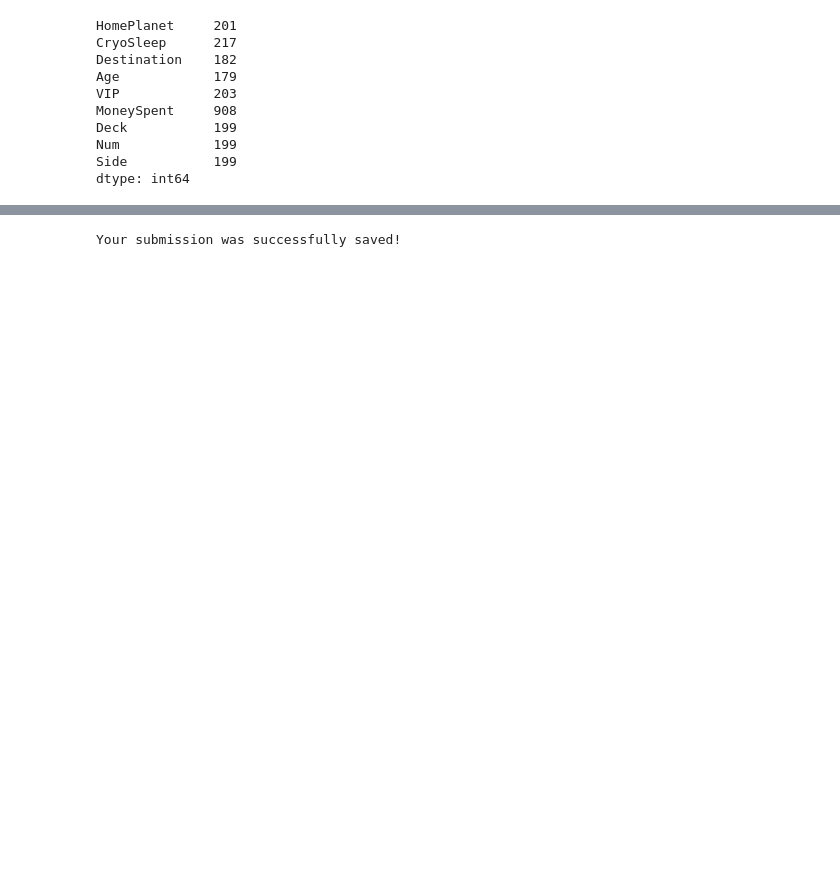
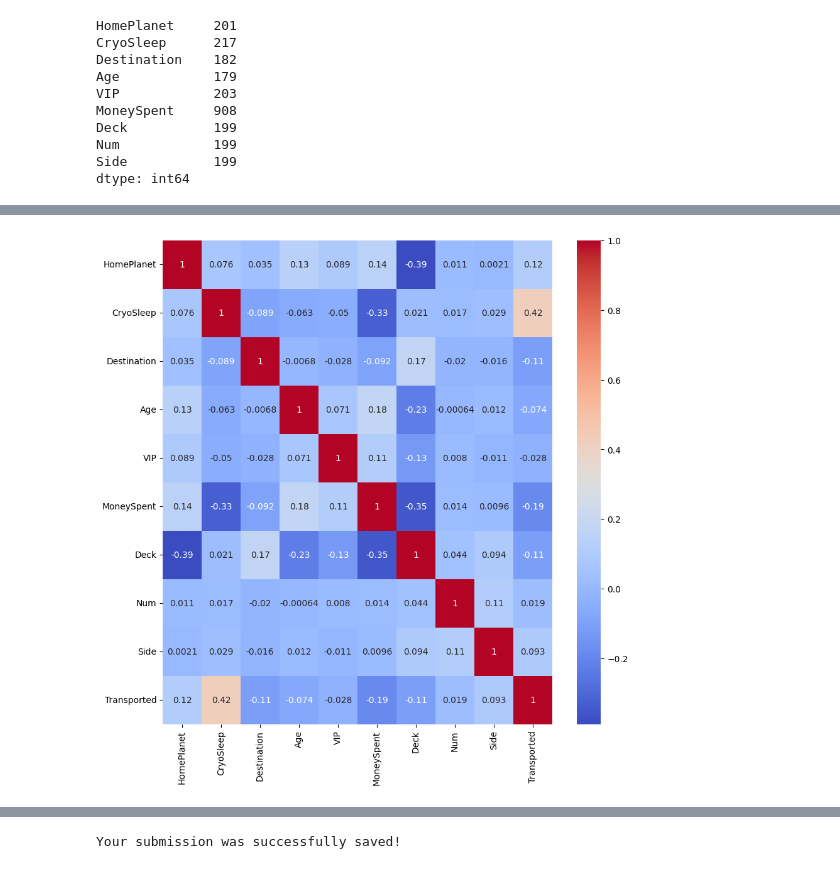
Before and after one commit to naveen-malla/Kaggle-Projects, a Jupyter notebook: Spaceship Titanic/spaceship_titanic.ipynb, the cells around one changed output, grey strips where cells are left out. Saved outputs shown, nothing was run; the diff lists cells and outputs as text; code cells hidden in the pictures; blank space fills up the shorter version.

```diff
--- a/Spaceship Titanic/spaceship_titanic.ipynb
+++ b/Spaceship Titanic/spaceship_titanic.ipynb
@@ -83,11 +120,3 @@ Deck           199
 Num            199
 Side           199
 dtype: int64
-# %%
-# fill missing values in all columns with mode
-X = X.fillna(X.mode().iloc[0])
-test_data = test_data.fillna(test_data.mode().iloc[0])
-
-# check for missing values
-missing_values = X.isnull().sum()
-print(missing_values)
@@ -116,7 +183,3 @@ Deck            object
 Num             object
 Side            object
 dtype: object
-# %%
-# convert Num column to float64
-X['Num'] = X['Num'].astype('float64')
-test_data['Num'] = test_data['Num'].astype('float64')
@@ -146,0 +207,10 @@ print(X.head())
+# %%
+# plot a heatmap of the correlation matrix
+import seaborn as sns
+plt.figure(figsize=(10, 10))
+X['Transported'] = y
+sns.heatmap(X.corr(), annot=True, cmap='coolwarm')
+plt.show()
+X = X.drop(['Transported'], axis=1)
+# %% [output]
+[figure, added]
```
Also changed, not shown: parts of 10 cells of this notebook, 1 other file.
